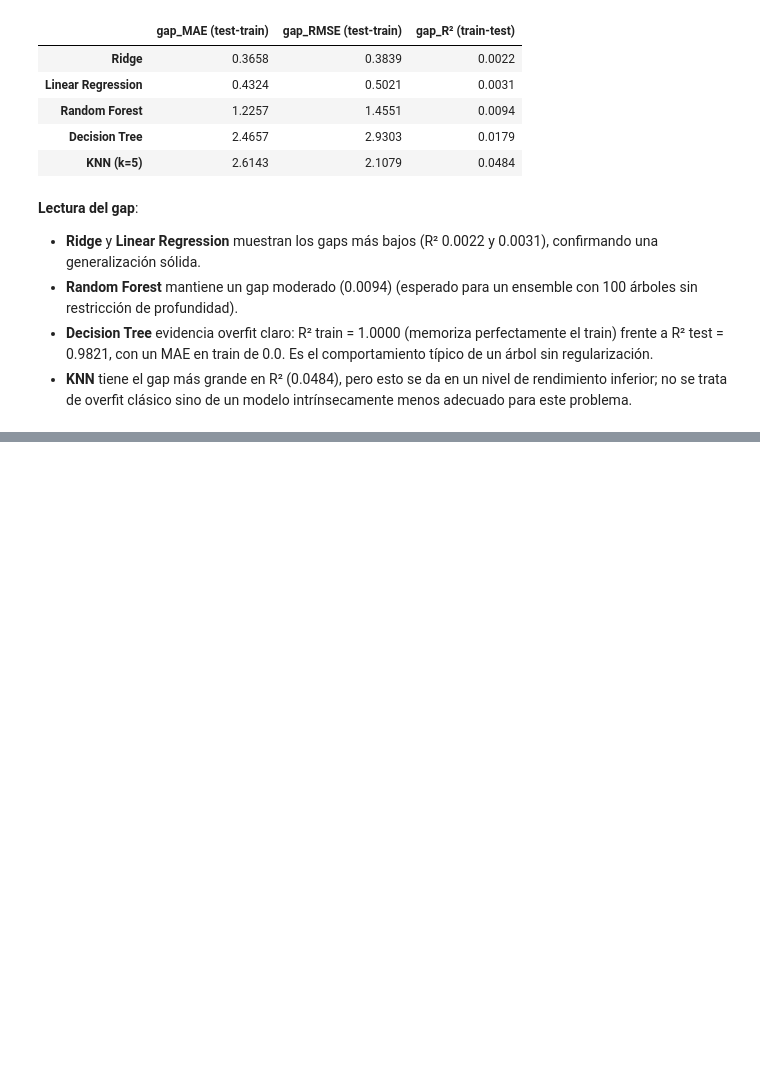
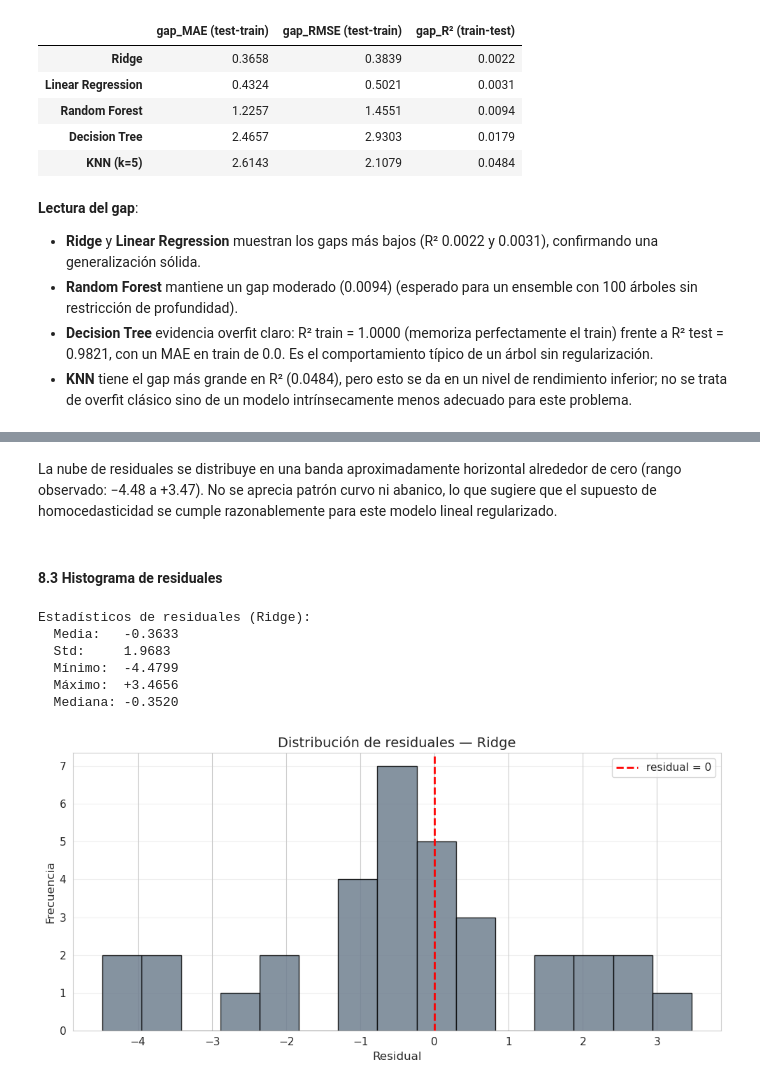
Before and after one commit to Tunchxz/CC3074-Proyecto-Final, a Jupyter notebook: Week-3.ipynb, the cells around one changed output, grey strips where cells are left out. Saved outputs shown, nothing was run; the diff lists cells and outputs as text; code cells hidden in the pictures; blank space fills up the shorter version.

```diff
--- a/Week-3.ipynb
+++ b/Week-3.ipynb
@@ -656,0 +714,31 @@ Gap entre train y test (un gap grande indica overfit):
+# %% [markdown]
+La nube de residuales se distribuye en una banda aproximadamente horizontal alrededor de cero (rango observado: −4.48 a +3.47). No se aprecia patrón curvo ni abanico, lo que sugiere que el supuesto de homocedasticidad se cumple razonablemente para este modelo lineal regularizado.
+# %% [markdown]
+#### 8.3 Histograma de residuales
+# %%
+fig, ax = plt.subplots(figsize=(10, 5))
+ax.hist(residuales_best, bins=15, color='slategray', edgecolor='black', alpha=0.85)
+ax.axvline(0, color='red', linestyle='--', linewidth=2, label='residual = 0')
+ax.set_xlabel('Residual')
+ax.set_ylabel('Frecuencia')
+ax.set_title(f'Distribución de residuales — {mejor_modelo}')
+ax.legend()
+ax.grid(axis='y', alpha=0.3)
+
+print(f'Estadísticos de residuales ({mejor_modelo}):')
+print(f'  Media:   {residuales_best.mean():+.4f}')
+print(f'  Std:     {residuales_best.std(ddof=1):.4f}')
+print(f'  Mínimo:  {residuales_best.min():+.4f}')
+print(f'  Máximo:  {residuales_best.max():+.4f}')
+print(f'  Mediana: {np.median(residuales_best):+.4f}')
+
+plt.tight_layout()
+plt.show()
+# %% [output]
+Estadísticos de residuales (Ridge):
+  Media:   -0.3633
+  Std:     1.9683
+  Mínimo:  -4.4799
+  Máximo:  +3.4656
+  Mediana: -0.3520
+[figure, added]
```
Also changed, not shown: parts of 14 cells of this notebook.
